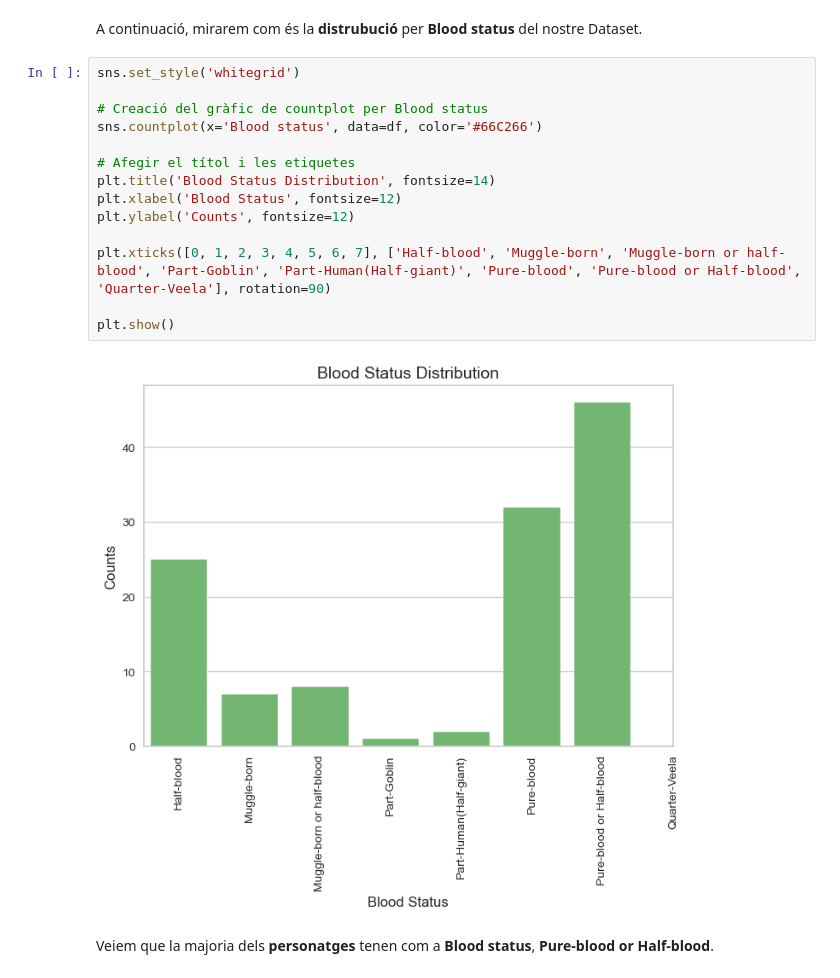
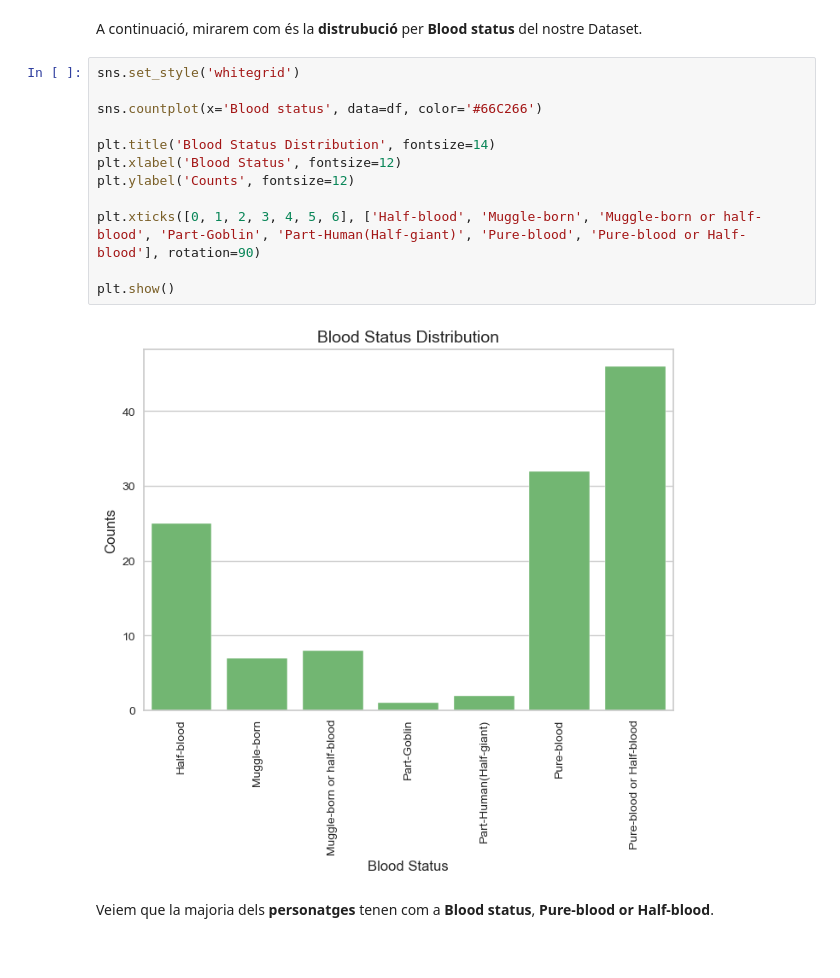
Before and after one commit to HelenaBoneu/HarryPotter, a Jupyter notebook: Harry_Potter.ipynb, the cells around one changed output. Drawn from its saved outputs; the diff is of its cells as text.

```diff
--- a/Harry_Potter.ipynb
+++ b/Harry_Potter.ipynb
@@ -1077,19 +975,17 @@ A continuació, mirarem com és la **distrubució** per **Blood status** del nos
 # %%
 sns.set_style('whitegrid')
 
-# Creació del gràfic de countplot per Blood status
 sns.countplot(x='Blood status', data=df, color='#66C266')
 
-# Afegir el títol i les etiquetes
 plt.title('Blood Status Distribution', fontsize=14)
 plt.xlabel('Blood Status', fontsize=12)
 plt.ylabel('Counts', fontsize=12)
 
-plt.xticks([0, 1, 2, 3, 4, 5, 6, 7], ['Half-blood', 'Muggle-born', 'Muggle-born or half-blood', 'Part-Goblin', 'Part-Human(Half-giant)', 'Pure-blood', 'Pure-blood or Half-blood', 'Quarter-Veela'], rotation=90)
+plt.xticks([0, 1, 2, 3, 4, 5, 6], ['Half-blood', 'Muggle-born', 'Muggle-born or half-blood', 'Part-Goblin', 'Part-Human(Half-giant)', 'Pure-blood', 'Pure-blood or Half-blood'], rotation=90)
 
 plt.show()
 # %% [output]
-[figure, old version]
+[figure, new version]
 # %% [markdown]
 Veiem que la majoria dels **personatges** tenen com a **Blood status**, **Pure-blood or Half-blood**.
 # %% [markdown]
```
Also changed, not shown: parts of 69 cells of this notebook.
